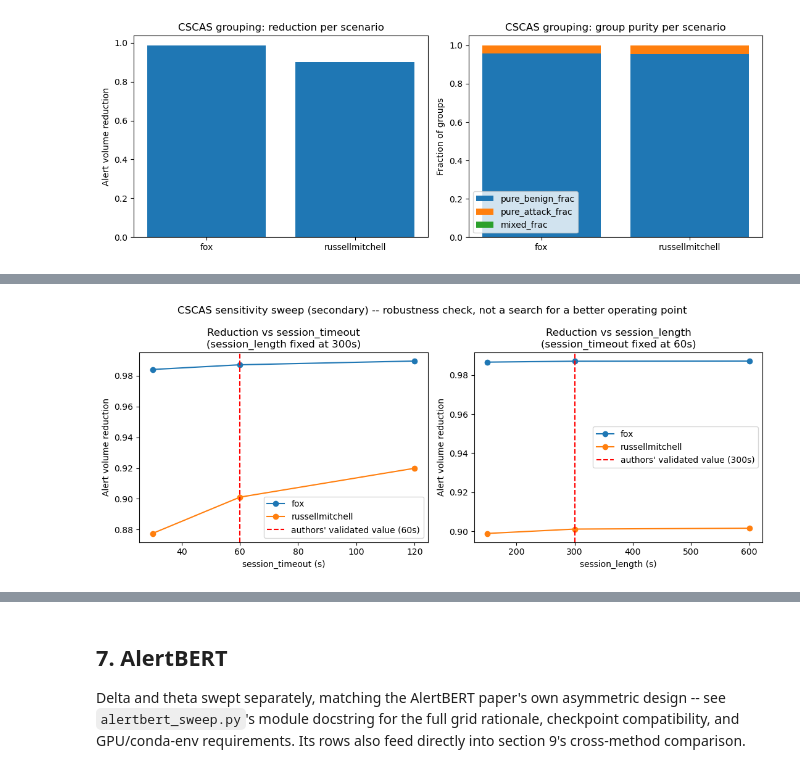
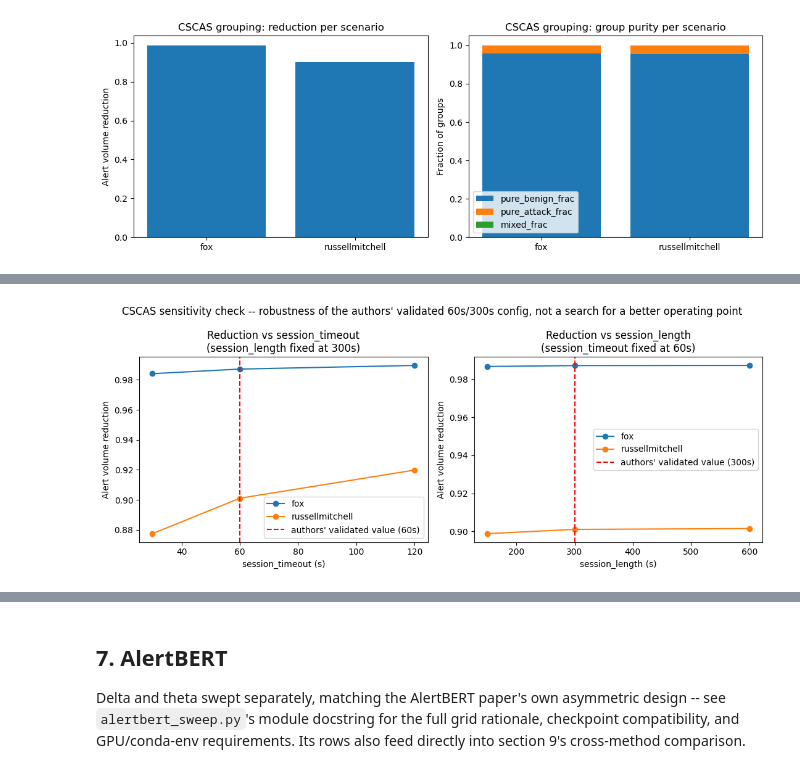
Before and after one commit to annaneliaa/msc-thesis, a Jupyter notebook: src/thesis/notebooks/baselines/grouping_comparison.ipynb, the cells around one changed output, grey strips where cells are left out. Cells and saved outputs as stored; diff of their text form; code cells hidden in the pictures.

```diff
--- a/src/thesis/notebooks/baselines/grouping_comparison.ipynb
+++ b/src/thesis/notebooks/baselines/grouping_comparison.ipynb
@@ -262,37 +389,38 @@ else:
     # with the authors' validated value marked -- a robustness check (does
     # the published config still make sense here), not a search for a
     # better operating point, so the plot deliberately doesn't highlight
-    # any other point as "best."
+    # any other point as "best." Group size / purity for these same
+    # settings are in the per-setting table at the end of the section.
     fig, axes = plt.subplots(1, 2, figsize=(11, 4.5))
 
     timeout_df = cscas_sensitivity_df[cscas_sensitivity_df["varied"] == "session_timeout"]
     for scenario in sorted(cscas_sensitivity_df["scenario"].unique()):
         scen_df = timeout_df[timeout_df["scenario"] == scenario].sort_values("varied_value")
         axes[0].plot(scen_df["varied_value"], scen_df["reduction"], marker="o", label=scenario)
     axes[0].axvline(
         CSCAS_SESSION_TIMEOUT_SECONDS, color="red", linestyle="--",
         label=f"authors' validated value ({CSCAS_SESSION_TIMEOUT_SECONDS:g}s)",
     )
     axes[0].set_xlabel("session_timeout (s)")
     axes[0].set_ylabel("Alert volume reduction")
     axes[0].set_title(f"Reduction vs session_timeout\n(session_length fixed at {CSCAS_SESSION_LENGTH_SECONDS:g}s)")
     axes[0].legend()
 
     length_df = cscas_sensitivity_df[cscas_sensitivity_df["varied"] == "session_length"]
     for scenario in sorted(cscas_sensitivity_df["scenario"].unique()):
         scen_df = length_df[length_df["scenario"] == scenario].sort_values("varied_value")
         axes[1].plot(scen_df["varied_value"], scen_df["reduction"], marker="o", label=scenario)
     axes[1].axvline(
         CSCAS_SESSION_LENGTH_SECONDS, color="red", linestyle="--",
         label=f"authors' validated value ({CSCAS_SESSION_LENGTH_SECONDS:g}s)",
     )
     axes[1].set_xlabel("session_length (s)")
     axes[1].set_ylabel("Alert volume reduction")
     axes[1].set_title(f"Reduction vs session_length\n(session_timeout fixed at {CSCAS_SESSION_TIMEOUT_SECONDS:g}s)")
     axes[1].legend()
 
-    fig.suptitle("CSCAS sensitivity sweep (secondary) -- robustness check, not a search for a better operating point")
+    fig.suptitle("CSCAS sensitivity check -- robustness of the authors' validated 60s/300s config, not a search for a better operating point")
     plt.tight_layout()
     plt.show()
 # %% [output]
-[figure, old version]
+[figure, new version]
```
Also changed, not shown: parts of 10 cells of this notebook, 20 other files.
